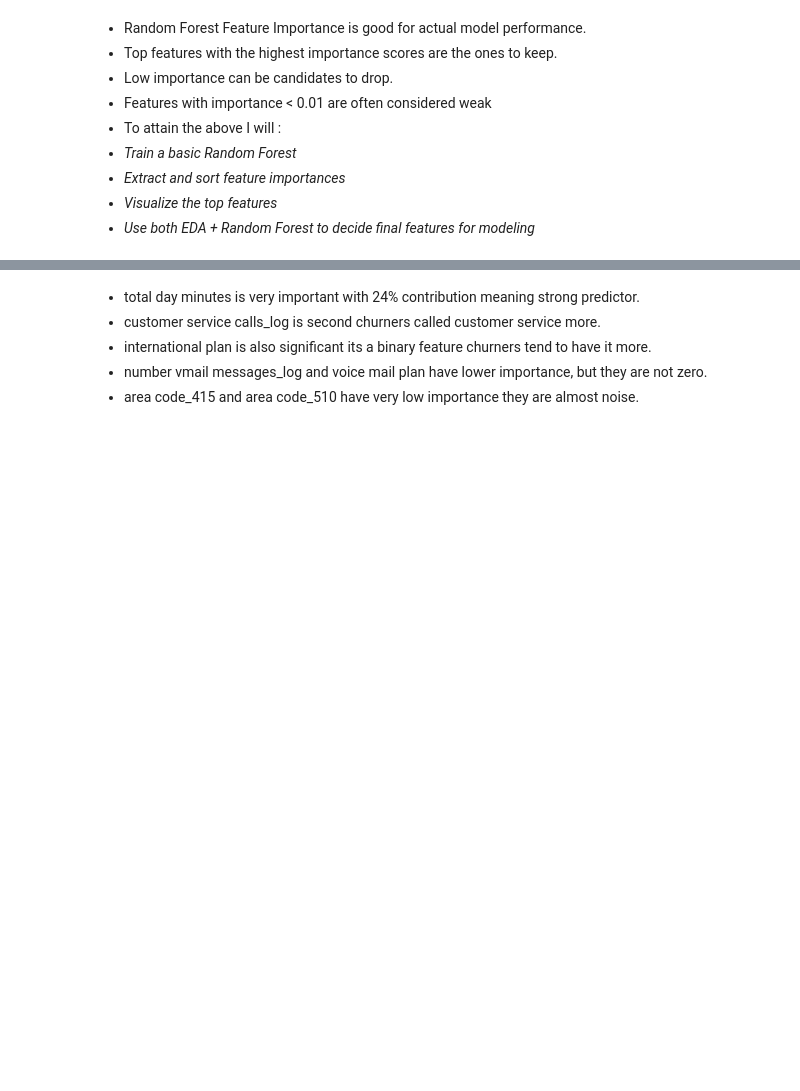
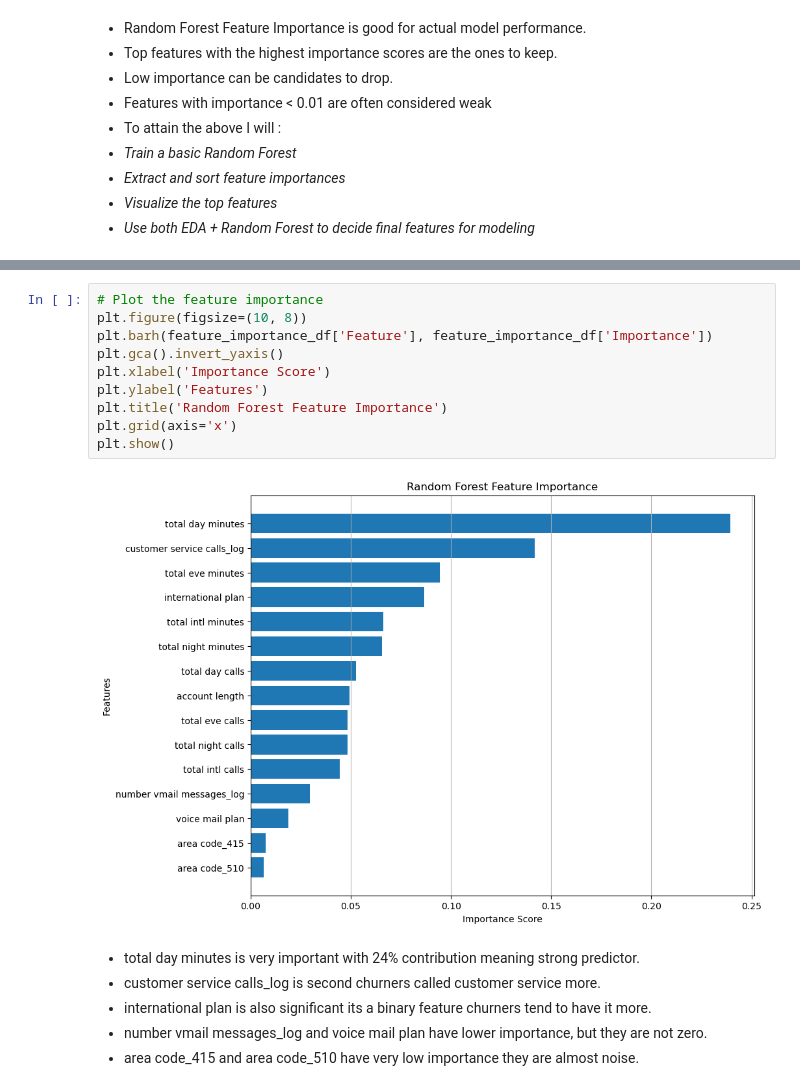
Before and after one commit to FAITHKAMANDE/Machine-Learning-project, a Jupyter notebook: Phase 3 project.ipynb, the cells around one changed output, grey strips where cells are left out. Saved outputs shown, nothing was run; the diff lists cells and outputs as text; blank space fills up the shorter version.

```diff
--- a/Phase 3 project.ipynb
+++ b/Phase 3 project.ipynb
@@ -607,3 +612,15 @@ print(feature_importance_df)
+# %%
+# Plot the feature importance
+plt.figure(figsize=(10, 8))
+plt.barh(feature_importance_df['Feature'], feature_importance_df['Importance'])
+plt.gca().invert_yaxis()
+plt.xlabel('Importance Score')
+plt.ylabel('Features')
+plt.title('Random Forest Feature Importance')
+plt.grid(axis='x')
+plt.show()
+# %% [output]
+[figure, added]
 # %% [markdown]
 - total day minutes is very important  with 24% contribution meaning strong predictor.
 - customer service calls_log  is second churners called customer service more.
```
Also changed, not shown: parts of 2 cells of this notebook.
